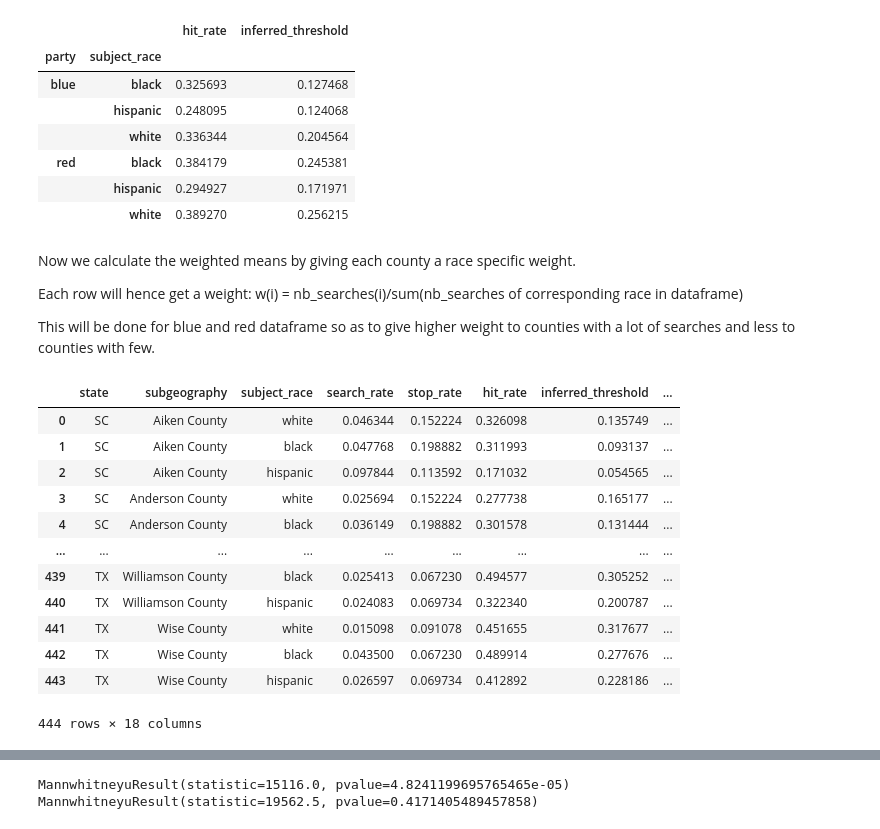
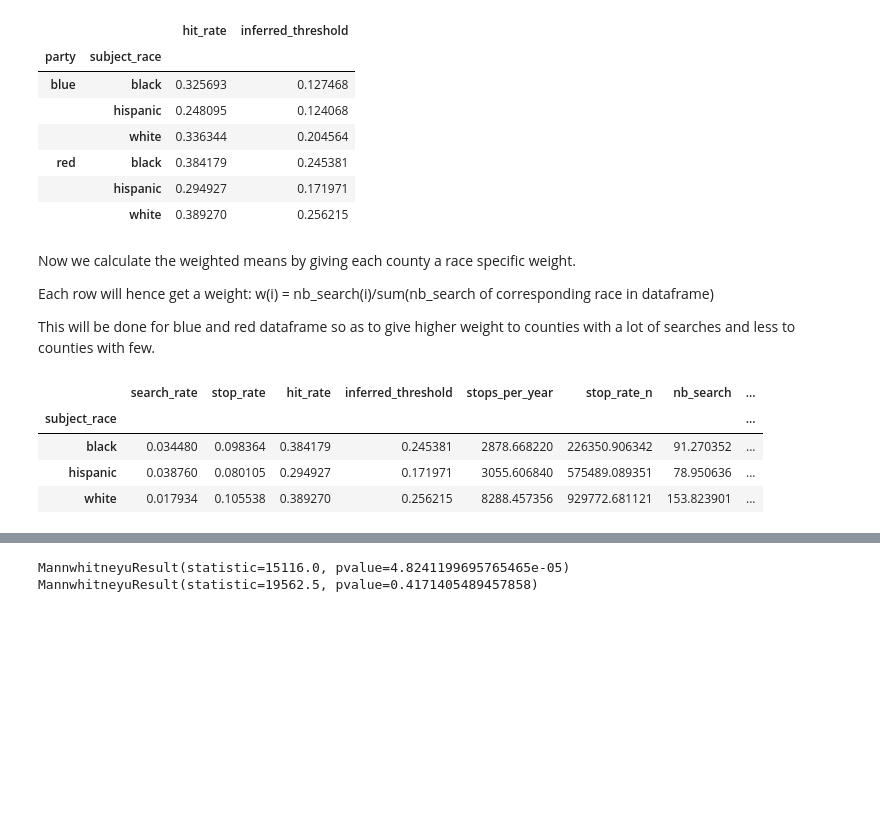
Before and after one commit to epfl-ada/ada-2020-project-milestone-p3-p3_halouma, a Jupyter notebook: p3_luis.ipynb, the cells around one changed output, grey strips where cells are left out. Drawn from its saved outputs; the diff is of its cells as text; code cells hidden in the pictures; blank space fills up the shorter version.

```diff
--- a/p3_luis.ipynb
+++ b/p3_luis.ipynb
@@ -18,7 +18,7 @@ df.drop(columns = ['city', 'geography'], inplace = True)
 df.dropna(inplace = True)
 counties = counties.dropna()
 # add number of searches column
-df['nb_searches'] = df.search_rate * df.stops_per_year
+df['nb_search'] = df.search_rate * df.stops_per_year
 # %%
 #Définir array des états bleus et rouges
 red_states = ['SC', 'TX']
@@ -173,12 +173,12 @@ full.groupby(['party','subject_race']).mean().loc[:,'hit_rate':'inferred_thresho
 Now we calculate the weighted means by giving each county a race specific weight.
 
 Each row will hence get a weight:
-w(i) = nb_searches(i)/sum(nb_searches of corresponding race in dataframe)
+w(i) = nb_search(i)/sum(nb_search of corresponding race in dataframe)
 
 This will be done for blue and red dataframe so as to give higher weight to counties with a lot of searches and less to counties with few.
 # %%
-def get_weight(nb_searches):
-    return nb_searches/nb_searches.sum()
+def get_weight(nb_search):
+    return nb_search/nb_search.sum()
 def get_normalize(values):
     return values/values.white
 # def weighted_mean()
@@ -186,10 +186,10 @@ def get_normalize(values):
 import warnings
 warnings.filterwarnings('ignore')
 
-weights = full_pivot.loc['blue'].nb_searches.apply(get_weight, axis = 0).stack('subject_race').reset_index().rename(columns = {0:'weight'})
+weights = full_pivot.loc['blue'].nb_search.apply(get_weight, axis = 0).stack('subject_race').reset_index().rename(columns = {0:'weight'})
 blue = blue.merge(weights, on = ['subgeography','state', 'subject_race'])
 
-weights = full_pivot.loc['red'].nb_searches.apply(get_weight, axis = 0).stack('subject_race').reset_index().rename(columns = {0:'weight'})
+weights = full_pivot.loc['red'].nb_search.apply(get_weight, axis = 0).stack('subject_race').reset_index().rename(columns = {0:'weight'})
 red = red.merge(weights, on = ['subgeography','state', 'subject_race'])
 
 
@@ -201,9 +201,6 @@ blue = blue.merge(hit_rate_normalized.merge(threshold_normalized), on = ['subgeo
 red = red.merge(hit_rate_normalized.merge(threshold_normalized), on = ['subgeography','state', 'subject_race','party'])
 
 
-
-
-
 blue['hit_rate_weighted'] = blue.hit_rate*blue.weight
 blue['threshold_weighted'] = blue.inferred_threshold*blue.weight
 red['hit_rate_weighted'] = red.hit_rate*red.weight
@@ -214,19 +211,11 @@ red['hit_rate_weighted_normalized'] = red.hit_rate_normalized*red.weight
 red['threshold_weighted_normalized'] = red.threshold_normalized*red.weight
 # %%
 blue
-red
+red.groupby('subject_race').mean()
 # %% [output]
-|  | state | subgeography | subject_race | search_rate | stop_rate | hit_rate | inferred_threshold | ... |
-| 0 | SC | Aiken County | white | 0.046344 | 0.152224 | 0.326098 | 0.135749 | ... |
-| 1 | SC | Aiken County | black | 0.047768 | 0.198882 | 0.311993 | 0.093137 | ... |
-| 2 | SC | Aiken County | hispanic | 0.097844 | 0.113592 | 0.171032 | 0.054565 | ... |
-| 3 | SC | Anderson County | white | 0.025694 | 0.152224 | 0.277738 | 0.165177 | ... |
-| 4 | SC | Anderson County | black | 0.036149 | 0.198882 | 0.301578 | 0.131444 | ... |
-| ... | ... | ... | ... | ... | ... | ... | ... | ... |
-| 439 | TX | Williamson County | black | 0.025413 | 0.067230 | 0.494577 | 0.305252 | ... |
-| 440 | TX | Williamson County | hispanic | 0.024083 | 0.069734 | 0.322340 | 0.200787 | ... |
-| 441 | TX | Wise County | white | 0.015098 | 0.091078 | 0.451655 | 0.317677 | ... |
-| 442 | TX | Wise County | black | 0.043500 | 0.067230 | 0.489914 | 0.277676 | ... |
-| 443 | TX | Wise County | hispanic | 0.026597 | 0.069734 | 0.412892 | 0.228186 | ... |
+|  | search_rate | stop_rate | hit_rate | inferred_threshold | stops_per_year | stop_rate_n | nb_search | ... |
+| subject_race |  |  |  |  |  |  |  | ... |
+| black | 0.034480 | 0.098364 | 0.384179 | 0.245381 | 2878.668220 | 226350.906342 | 91.270352 | ... |
+| hispanic | 0.038760 | 0.080105 | 0.294927 | 0.171971 | 3055.606840 | 575489.089351 | 78.950636 | ... |
+| white | 0.017934 | 0.105538 | 0.389270 | 0.256215 | 8288.457356 | 929772.681121 | 153.823901 | ... |
-444 rows × 18 columns
 # %%
```
Also changed, not shown: parts of 25 cells of this notebook, 1 other file.
